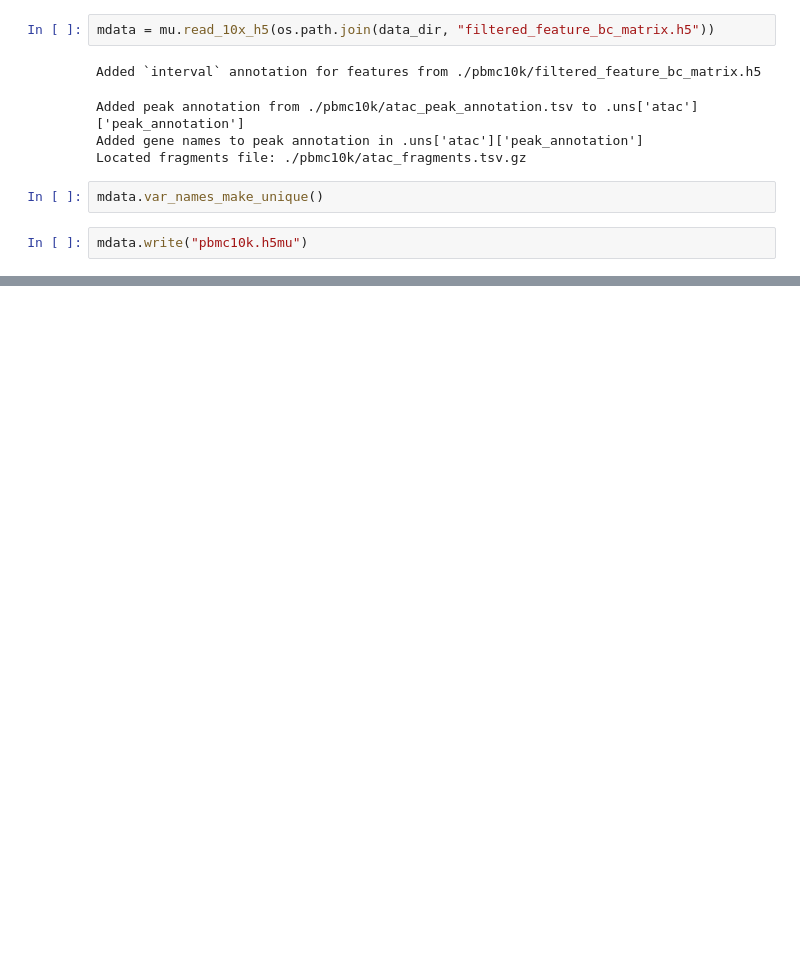
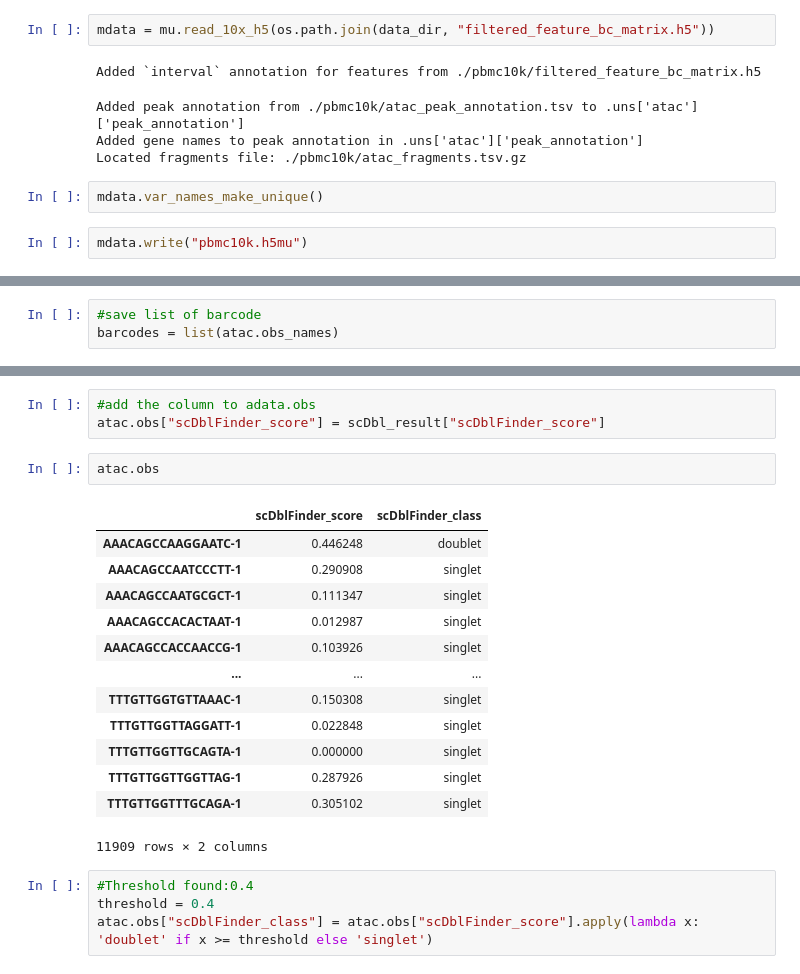
Before and after one commit to chira-ploy/singlecells-DataPlayground, a Jupyter notebook: PBMC10k/ATAC_processing.ipynb, the cells around one changed output, grey strips where cells are left out. Drawn from its saved outputs; the diff is of its cells as text; blank space fills up the shorter version.

```diff
--- a/PBMC10k/ATAC_processing.ipynb
+++ b/PBMC10k/ATAC_processing.ipynb
@@ -71,0 +131,3 @@ MuData object with n_obs × n_vars = 11909 × 144978
+# %%
+#save list of barcode
+barcodes = list(atac.obs_names)
@@ -71,0 +188,23 @@ MuData object with n_obs × n_vars = 11909 × 144978
+# %%
+#add the column to adata.obs
+atac.obs["scDblFinder_score"] = scDbl_result["scDblFinder_score"]
+# %%
+atac.obs
+# %% [output]
+|  | scDblFinder_score | scDblFinder_class |
+| AAACAGCCAAGGAATC-1 | 0.446248 | doublet |
+| AAACAGCCAATCCCTT-1 | 0.290908 | singlet |
+| AAACAGCCAATGCGCT-1 | 0.111347 | singlet |
+| AAACAGCCACACTAAT-1 | 0.012987 | singlet |
+| AAACAGCCACCAACCG-1 | 0.103926 | singlet |
+| ... | ... | ... |
+| TTTGTTGGTGTTAAAC-1 | 0.150308 | singlet |
+| TTTGTTGGTTAGGATT-1 | 0.022848 | singlet |
+| TTTGTTGGTTGCAGTA-1 | 0.000000 | singlet |
+| TTTGTTGGTTGGTTAG-1 | 0.287926 | singlet |
+| TTTGTTGGTTTGCAGA-1 | 0.305102 | singlet |
+11909 rows × 2 columns
+# %%
+#Threshold found:0.4
+threshold = 0.4
+atac.obs["scDblFinder_class"] = atac.obs["scDblFinder_score"].apply(lambda x: 'doublet' if x >= threshold else 'singlet')
```
Also changed, not shown: parts of 29 cells of this notebook.
